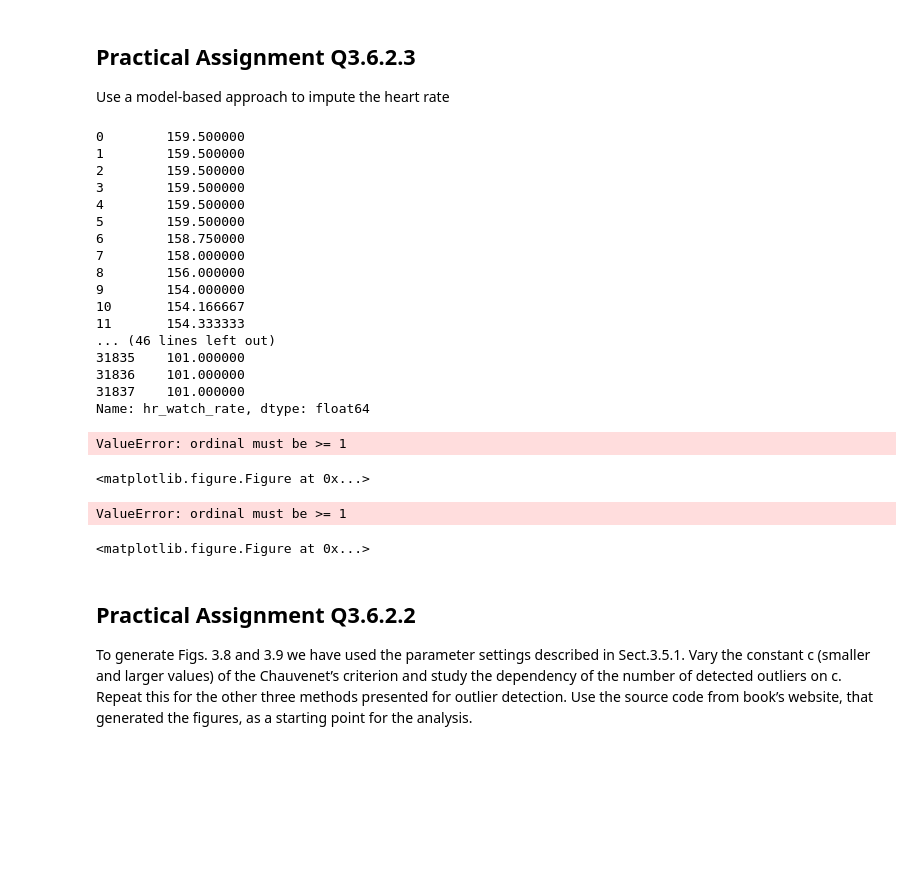
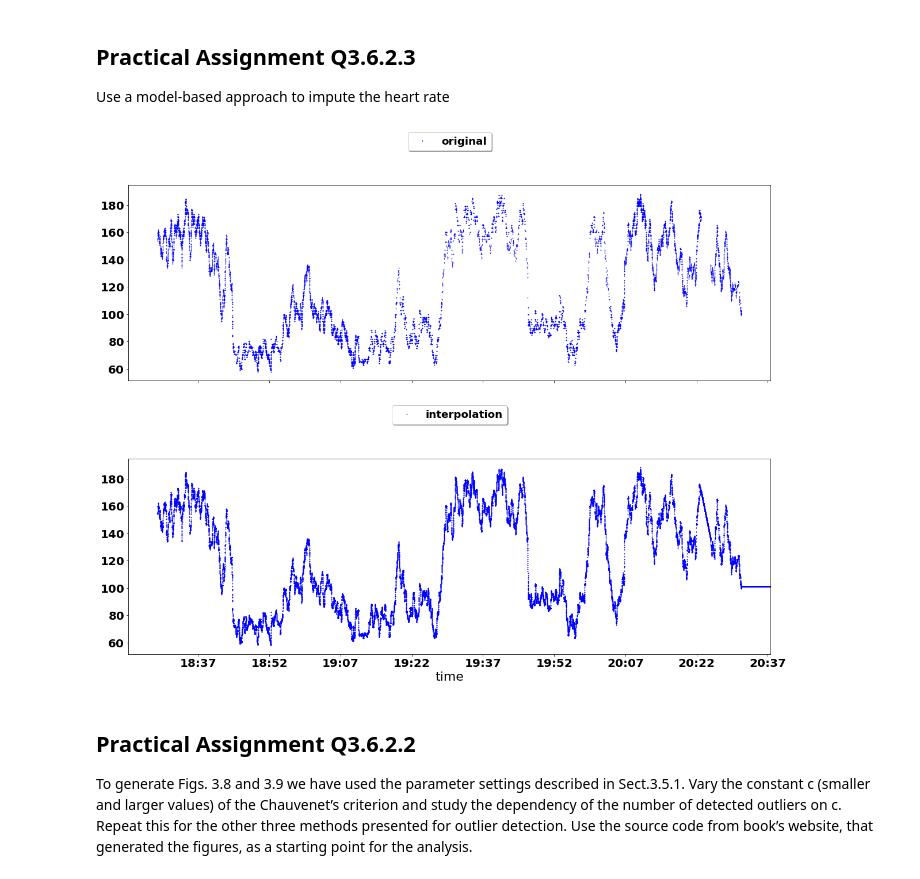
Before and after one commit to davidstap/ML4QS, a Jupyter notebook: assignment1.ipynb, the cells around one changed output. Cells and saved outputs as stored; diff of their text form; code cells hidden in the pictures; blank space fills up the shorter version.

```diff
--- a/assignment1.ipynb
+++ b/assignment1.ipynb
@@ -195,54 +197,32 @@ class CreateDataset():
 # %% [markdown]
 ## Practical Assignment Q3.6.2.3
 Use a model-based approach to impute the heart rate
-# %%
-from Chapter3.ImputationMissingValues import ImputationMissingValues
-
-data = pd.read_csv('./ML4QS-master/intermediate_datafiles/chapter2_result.csv')
-col = 'hr_watch_rate'
-
-# Create imputation instance
-imp = ImputationMissingValues()
-
-# Use interpolation function
-data_imputed_interpolation = imp.impute_interpolate(data,col)
-data_imputed_mean = imp.impute_mean(data,col)
-
-# Result: heart rate data imputed
-data_imputed[col]
-
-#@TODO: visualization (for in report?)
-# %% [output]
-0        159.500000
-1        159.500000
-2        159.500000
-3        159.500000
-4        159.500000
-5        159.500000
-6        158.750000
-7        158.000000
-8        156.000000
-9        154.000000
-10       154.166667
-11       154.333333
-... (46 lines left out)
-31835    101.000000
-31836    101.000000
-31837    101.000000
-Name: hr_watch_rate, dtype: float64
-# %%
-from util.VisualizeDataset import VisualizeDataset
-
-DataViz = VisualizeDataset()
-
-DataViz.plot_imputed_values(data, ['original', 'mean', 'interpolation'], 'hr_watch_rate', data_imputed_mean['hr_watch_rate'], data_imputed_interpolation['hr_watch_rate'])
-
-#@TODO: run crowdsignals_ch3_rest.py (see if same error)
-# %% [output]
-ValueError: ordinal must be >= 1
-<matplotlib.figure.Figure at 0x...>
-ValueError: ordinal must be >= 1
-<matplotlib.figure.Figure at 0x...>
+# %%
+# Load data
+data = pd.read_csv('./ML4QS-master/intermediate_datafiles/chapter2_result.csv', index_col=0)
+data.index = data.index.to_datetime()
+
+# Settings for matplotlib to ensure readable plots
+plt.rcParams["figure.figsize"] = [20,15]
+matplotlib.rc('font', **{'family' : 'normal', 'size'   : 22})
+# %%
+from Chapter3.ImputationMissingValues import ImputationMissingValues
+from util.VisualizeDataset import VisualizeDataset
+
+# Choose attribute
+col = 'hr_watch_rate'
+
+# Create imputation and visualization instance
+MisVal = ImputationMissingValues()
+DataViz = VisualizeDataset()
+
+# Use interpolation function. Result: heart rate data imputed
+data_imputed_interpolation = MisVal.impute_interpolate(copy.deepcopy(data),col)
+
+# Visualize result
+DataViz.plot_imputed_values(data, ['original', 'interpolation'], 'hr_watch_rate', data_imputed_interpolation['hr_watch_rate'])
+# %% [output]
+[figure, added]
 # %% [markdown]
 ## Practical Assignment Q3.6.2.2
 To generate Figs. 3.8 and 3.9 we have used the parameter settings described in Sect.3.5.1. Vary the constant c (smaller and larger values) of the Chauvenet’s criterion and study the dependency of the number of detected outliers on c. Repeat this for the other three methods presented for outlier detection. Use the source code from book’s website, that generated the figures, as a starting point for the analysis.
```
Also changed, not shown: parts of 13 cells of this notebook, 6 other files.
